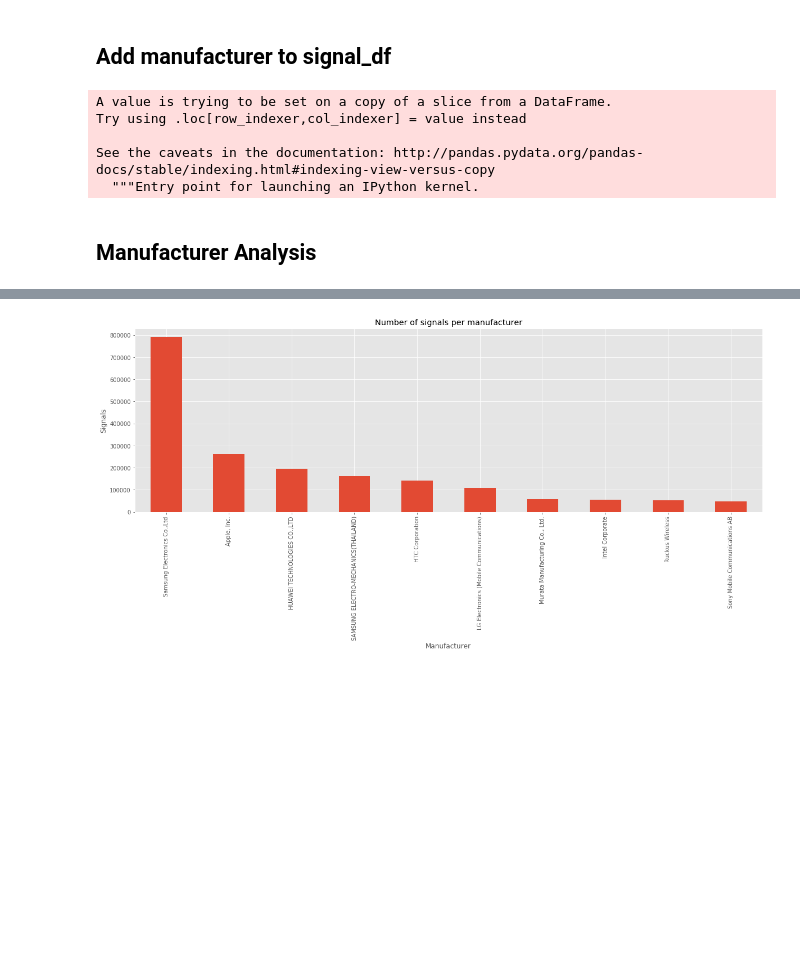
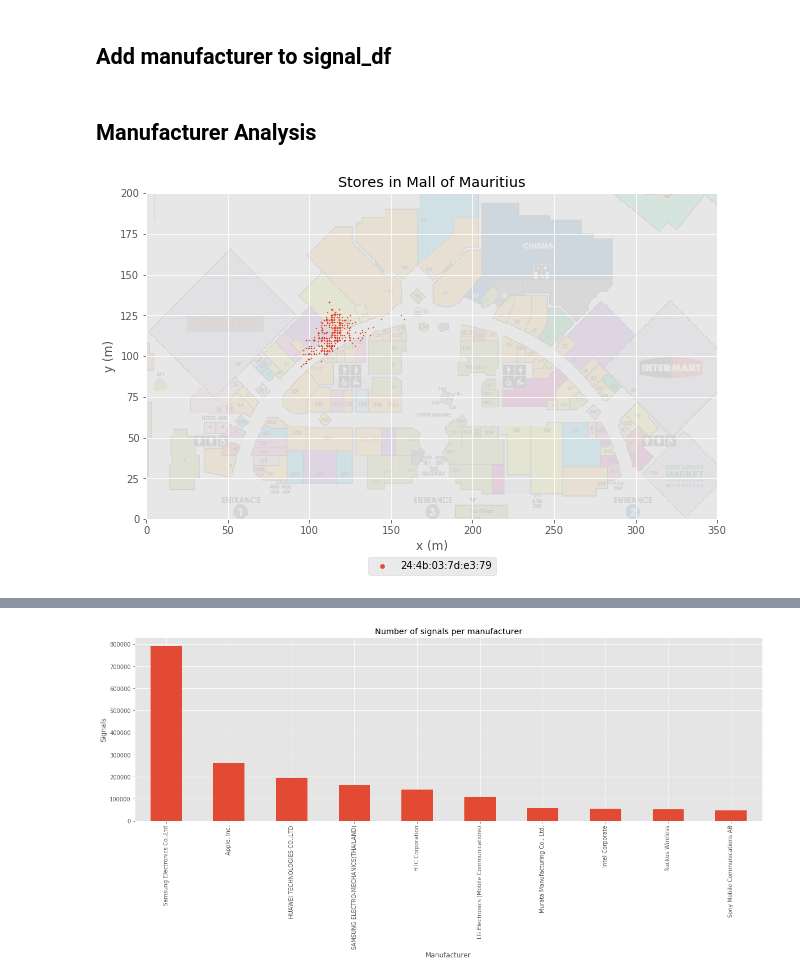
Before and after one commit to Beaulieu318/msci-complexity-project, a Jupyter notebook: msci/analysis/mac_address_analysis.ipynb, the cells around one changed output, grey strips where cells are left out. Cells and saved outputs as stored; diff of their text form; code cells hidden in the pictures; blank space fills up the shorter version.

```diff
--- a/msci/analysis/mac_address_analysis.ipynb
+++ b/msci/analysis/mac_address_analysis.ipynb
@@ -30,13 +27,2 @@ mac_address_cross_reference_df = pd.read_csv('../data/mac_address_cross_referenc
 # %% [markdown]
 ## Add manufacturer to signal_df
-# %%
-signal_df['mac_address_short'] = signal_df.mac_address.str.replace(':', '').str.upper().str[:6]
-signal_df = signal_df.merge(mac_address_cross_reference_df, how='left', left_on='mac_address_short', right_on='Assignment')
-signal_df.drop(['Registry', 'Assignment', 'Organization Address'], inplace=True, axis=1)
-signal_df.rename(columns={'Organization Name': 'manufacturer'}, inplace=True)
-# %% [output]
-A value is trying to be set on a copy of a slice from a DataFrame.
-Try using .loc[row_indexer,col_indexer] = value instead
-
-See the caveats in the documentation: http://pandas.pydata.org/pandas-docs/stable/indexing.html#indexing-view-versus-copy
-  """Entry point for launching an IPython kernel.
@@ -43,4 +31,9 @@ See the caveats in the documentation: http://pandas.pydata.org/pandas-docs/stabl
 # %% [markdown]
 ## Manufacturer Analysis
+# %%
+fig, axes = plt.subplots(nrows=1, ncols=1, figsize=(20, 6))
+plot.plot_path_inline(signal_df, signal_df.mac_address[0], ax=axes)
+# %% [output]
+[figure, added]
 # %%
 signal_df.manufacturer.value_counts()[:30]
```
Also changed, not shown: parts of 17 cells of this notebook, 1 other file.
